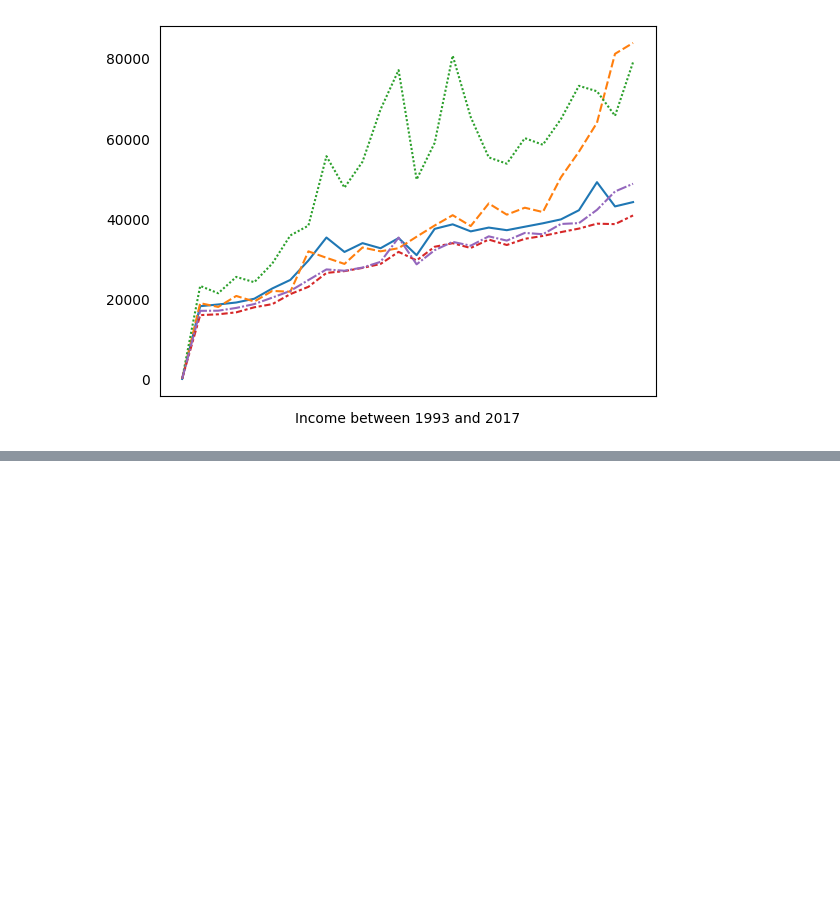
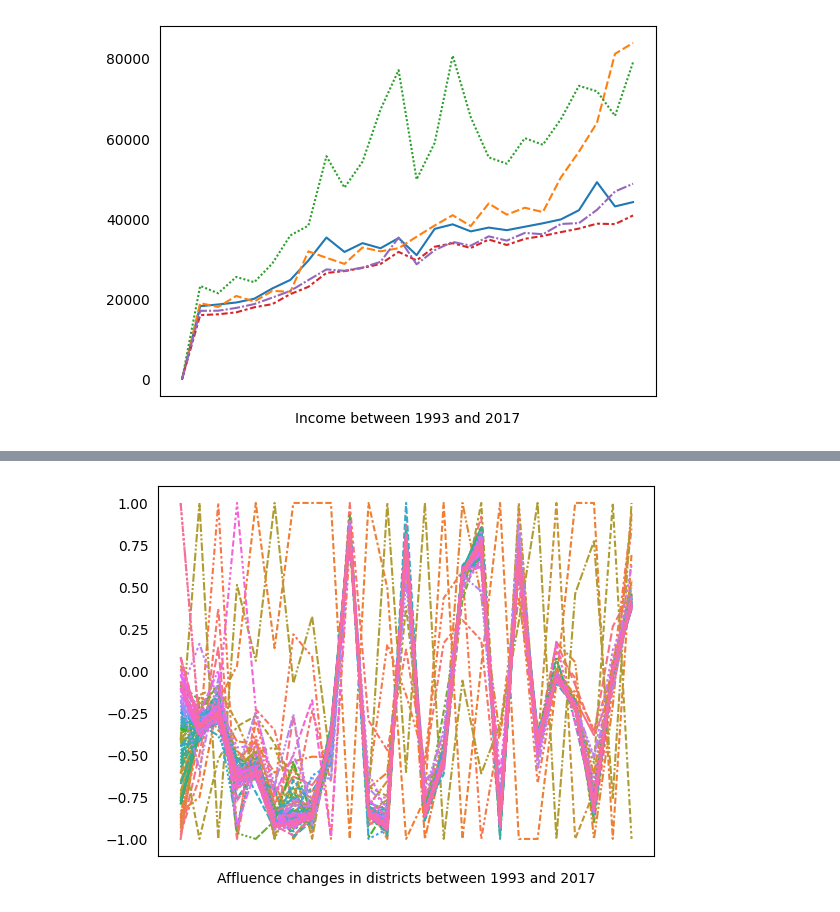
Before and after one commit to samusyrjanen/gentrification-project, a Jupyter notebook: eda.ipynb, the cells around one changed output, grey strips where cells are left out. Drawn from its saved outputs; the diff is of its cells as text; code cells hidden in the pictures; blank space fills up the shorter version.

```diff
--- a/eda.ipynb
+++ b/eda.ipynb
@@ -70,0 +108,11 @@ _.tick_params(bottom = False, left = False)
+# %%
+from sklearn.preprocessing import MinMaxScaler
+
+ndeltas = MinMaxScaler(feature_range = (-1, 1)).fit_transform(deltas)
+
+_ = sns.lineplot(data = ndeltas.T, legend = False)
+_.set(xlabel = 'Affluence changes in districts between 1993 and 2017')
+_.set(xticklabels = [])
+_.tick_params(bottom = False, left = False)
+# %% [output]
+[figure, added]
```
Also changed, not shown: parts of 4 cells of this notebook.
